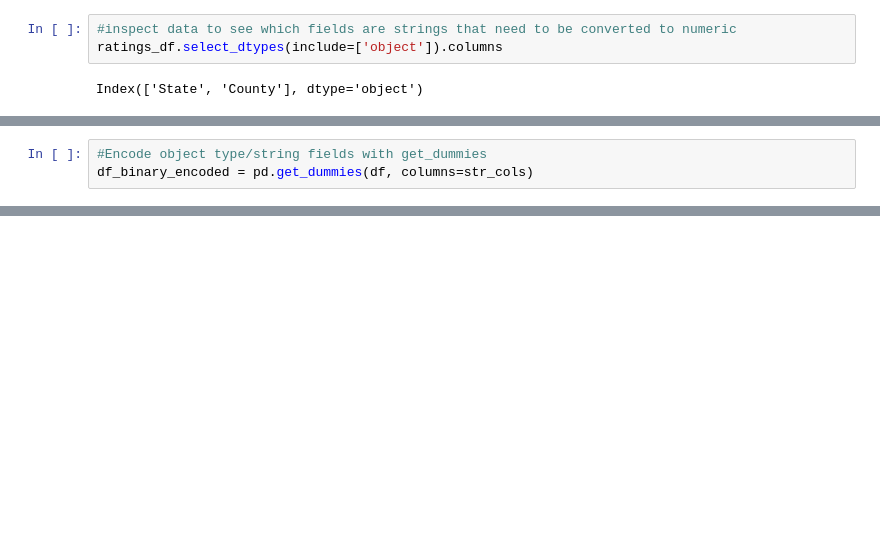
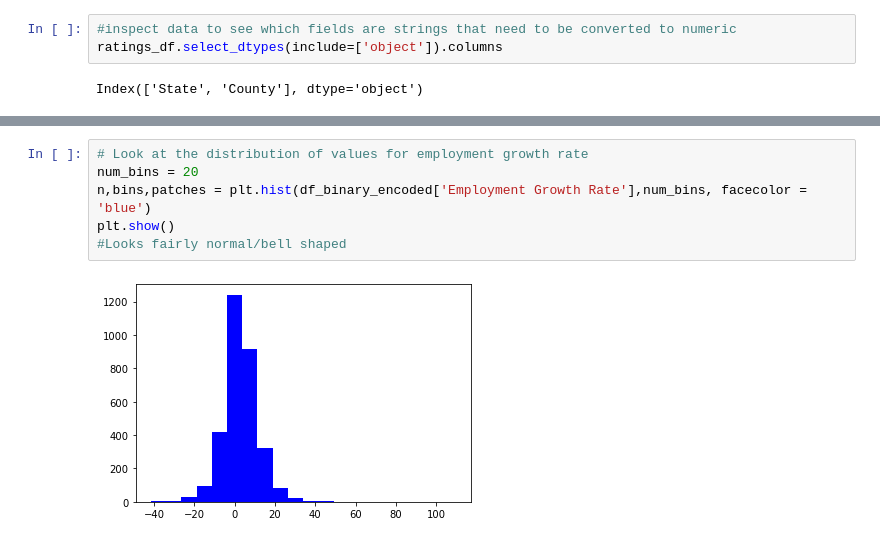
Before and after one commit to mgsrichard/EDai_exercise, a Jupyter notebook: County_Random_Forests.ipynb, the cells around one changed output, grey strips where cells are left out. Drawn from its saved outputs; the diff is of its cells as text; blank space fills up the shorter version.

```diff
--- a/County_Random_Forests.ipynb
+++ b/County_Random_Forests.ipynb
@@ -85,4 +85 @@ df_binary_encoded.describe()
 8 rows × 132 columns
-# %%
-#Encode object type/string fields with get_dummies
-df_binary_encoded = pd.get_dummies(df, columns=str_cols)
@@ -92,0 +100,8 @@ Reshape your data either using array.reshape(-1, 1) if your data has a single fe
+# %%
+# Look at the distribution of values for employment growth rate
+num_bins = 20
+n,bins,patches = plt.hist(df_binary_encoded['Employment Growth Rate'],num_bins, facecolor = 'blue')
+plt.show()
+#Looks fairly normal/bell shaped
+# %% [output]
+[figure, added]
```
Also changed, not shown: parts of 15 cells of this notebook.
